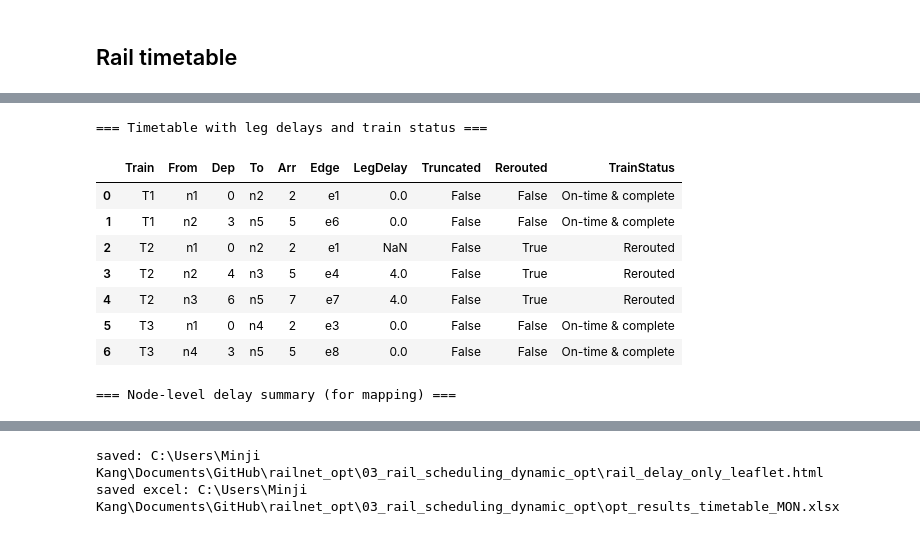
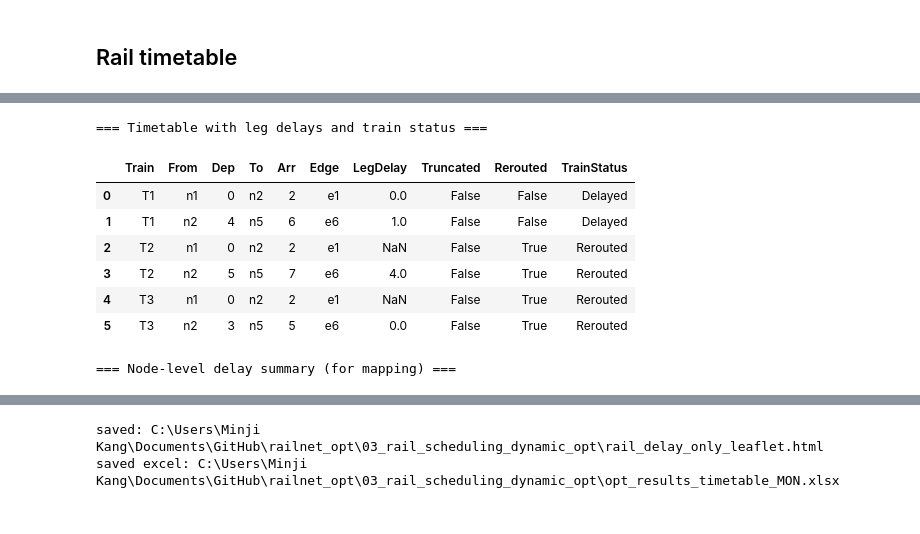
Before and after one commit to mjkang920/railnet_opt, a Jupyter notebook: 03_rail_scheduling_dynamic_opt/main.ipynb, the cells around one changed output, grey strips where cells are left out. Drawn from its saved outputs; the diff is of its cells as text; code cells hidden in the pictures.

```diff
--- a/03_rail_scheduling_dynamic_opt/main.ipynb
+++ b/03_rail_scheduling_dynamic_opt/main.ipynb
@@ -39,20 +39,20 @@ from pathlib import Path
 from inputs import get_input_files
 
 # Horizon and capacities
-T          = 10
+T          = 300
 max_wait   = 4
-CAPACITY_EDGE = 3
-CAPACITY_NODE = 10
+CAPACITY_EDGE = 5
+CAPACITY_NODE = set()
 
 # Incident window and modelling constants
-failed_edges =  {"e2"}  # set() or {"e91", "e91r","e101", "e101r"}
+failed_edges =  {"e2", "e3"}  # set() or {"e91", "e91r","e101", "e101r"}
 FAIL_T   = 0
 T_clear  = 6
 DWELL_MIN = 1
 BIG_M     = 10**6
 
 # REGION / DAY Settings
-REGION = "toynet"          # "kor", "uk", "uk_real", "toynet"
+REGION = "uk_real"          # "kor", "uk", "uk_real", "toynet"
 DAY    = "MON"              # "MON", "TUE", "WED", "THU", "FRI", "SAT", "SUN" (only for uk_real)
 MODULE_DIR = Path.cwd().resolve()
 sys.path.insert(0, str(MODULE_DIR))
@@ -412,22 +413,19 @@ from collections import defaultdict
 
 pd.set_option('display.max_rows', None)
 
-# --------------------------------
-# 0. 보조 함수들
-# --------------------------------
 def h_get(tr):
-    """T_aff는 h_final 값, 나머지는 1.0 취급."""
+    """Return h_final for affected trains, otherwise 1.0."""
     return float(h_final.get(tr, 1.0))
 
 def sched_arr_(tr, node):
-    """계획 도착시간 반환, 없으면 None."""
+    """Planned arrival time at node, or None if not defined."""
     entry = sched.get(tr, {}).get(node)
     if isinstance(entry, dict) and ("arr" in entry):
         return entry["arr"]
     return None
 
 def planned_path_and_eids(tr):
-    """계획된 node_path와 edge_path(eid 시퀀스) 계산."""
+    """Planned node path and corresponding edge sequence (eids)."""
     path = routes_nodes[tr]
     eids = []
     for u, v in zip(path[:-1], path[1:]):
@@ -436,31 +434,28 @@ def planned_path_and_eids(tr):
     return path, eids
 
 def build_actual_legs(tr):
-    """해당 기차의 실제 이동 leg 리스트 (sol_legs 기준)."""
+    """Actual legs of a train, sorted by departure time (sol_legs)."""
     legs = sorted(sol_legs[tr], key=lambda v: v[0])  # (dep, frm, to, arr, eid)
     return legs
 
 def path_nodes_from_legs(legs):
-    """legs로부터 방문 노드 시퀀스 생성."""
+    """Extract visited node sequence from legs."""
     if not legs:
         return []
-    nodes_seq = [legs[0][1]]  # 첫 frm
+    nodes_seq = [legs[0][1]]  # first 'from'
     for _, _, to, _, _ in legs:
         nodes_seq.append(to)
     return nodes_seq
 
 def actual_arrival_map(legs):
-    """노드별 실제 도착시간(min) 맵: node -> earliest arr."""
+    """Map node -> earliest actual arrival time."""
     amap = {}
     for _, frm, to, arr, _ in legs:
         if to not in amap or arr < amap[to]:
             amap[to] = arr
     return amap
 
-# --------------------------------
-# 1) 기차별 상태 정보 계산
-#    (Truncated, Rerouted, TrainStatus)
-# --------------------------------
+# Per train status (Truncated, Rerouted, TrainStatus)
 stat_rows = []
 
 for tr in trains:
@@ -479,7 +474,6 @@ for tr in trains:
         })
         continue
 
-    # 실제 경로 정보
     legs    = build_actual_legs(tr)
     arr_map = actual_arrival_map(legs)
     actual_nodes = path_nodes_from_legs(legs)
@@ -487,7 +481,6 @@ for tr in trains:
     actual_terminal = actual_nodes[-1] if actual_nodes else None
     actual_arrival  = max(arr for *_, arr, _ in legs) if legs else None
 
-    # 계획 경로에서 T 이내까지의 prefix 구간
     prefix_last_idx = 0
     for i, node in enumerate(planned_path):
         t_planned = sched_arr_(tr, node)
@@ -496,24 +489,20 @@ for tr in trains:
     planned_prefix_nodes = planned_path[:prefix_last_idx+1]
     planned_prefix_eids  = planned_eids[:max(0, prefix_last_idx)]
 
-    # horizon 안에서 도착했는지
     arrived_in_horizon = (
         actual_terminal == planned_terminal and
         (actual_arrival is not None) and
         (actual_arrival <= T)
     )
 
-    # truncation 여부
     if (planned_terminal_sched is not None) and (planned_terminal_sched <= T):
         truncated = not arrived_in_horizon
     else:
         truncated = False
 
-    # reroute 여부 (prefix 구간 비교)
     common = min(len(actual_eids), len(planned_prefix_eids))
     rerouted = (actual_eids[:common] != planned_prefix_eids[:common])
 
-    # 지연 기반 status
     delay_min = None
     horizon_delay_min = None
 
@@ -551,16 +540,11 @@ for tr in trains:
 
 df_stat = pd.DataFrame(stat_rows)
 
-# dict 형태로 사용하기 쉽게 변환
 truncated_map = dict(zip(df_stat["Train"], df_stat["Truncated"]))
 rerouted_map  = dict(zip(df_stat["Train"], df_stat["Rerouted"]))
 status_map    = dict(zip(df_stat["Train"], df_stat["TrainStatus"]))
 
-# --------------------------------
-# 2) 노드별 지연 맵 (To 노드 기준)
-# --------------------------------
-delay_at_node = {}  # key: (Train, node) -> delay at that node
-
+delay_at_node = {}
 for tr in trains:
     legs = build_actual_legs(tr)
     arr_map = actual_arrival_map(legs)
@@ -570,17 +554,12 @@ for tr in trains:
             continue
         delay_at_node[(tr, node)] = max(0, actual_arr - sched_a)
 
-# --------------------------------
-# 3) Timetable + per leg 정보 붙이기
-# --------------------------------
 rows = []
 for tr in trains:
-    # 기차 상태 정보
     truncated_flag = truncated_map.get(tr, False)
     rerouted_flag  = rerouted_map.get(tr, False)
     status_str     = status_map.get(tr, None)
 
-    # 출발 안 한 기차
     if h_get(tr) < 0.5 and len(sol_legs[tr]) == 0:
         rows.append([
             tr, '-', '-', '-', '-', 'Cancelled',
@@ -588,10 +567,8 @@ for tr in trains:
         ])
         continue
 
-    # 실제 leg 순회
     legs = sorted(sol_legs[tr], key=lambda v: v[0])
     for dep, frm, to, arr, eid in legs:
-        # 이 leg의 도착 노드에서의 delay
         delay_here = delay_at_node.get((tr, to), None)
         rows.append([
             tr, frm, dep, to, arr, eid,
@@ -606,10 +583,6 @@ df_timetable = pd.DataFrame(rows, columns=[
 print("\n=== Timetable with leg delays and train status ===")
 display(df_timetable)
 
-# --------------------------------
-# 4) 지도용 delay_df 생성 (node 단위)
-#    train, node, delay 컬럼으로 요약
-# --------------------------------
 delay_rows = []
 for (tr, node), dval in delay_at_node.items():
     delay_rows.append({
@@ -622,13 +595,8 @@ delay_df = pd.DataFrame(delay_rows)
 print("\n=== Node-level delay summary (for mapping) ===")
 display(delay_df)
 
-# --------------------------------
-# 5) Leaflet HTML 생성 (rail_delay_only_leaflet.html)
-#    delay_df 사용
-# --------------------------------
 df_map = delay_df.copy()
 if not {"lon", "lat"}.issubset(df_map.columns):
-    # node_xy: {node_id: (lon, lat)} 가 이미 main 코드에서 정의되어 있다고 가정
     df_map[["lon", "lat"]] = df_map["node"].map(
         lambda n: node_xy.get(n, (np.nan, np.nan))
     ).apply(pd.Series)
@@ -637,7 +605,6 @@ df_map = df_map.dropna(subset=["lon", "lat"])
 if df_map.empty:
     raise RuntimeError("No rows with coordinates are available.")
 
-# Spatial extent and center
 lon_min, lon_max = df_map["lon"].min(), df_map["lon"].max()
 lat_min, lat_max = df_map["lat"].min(), df_map["lat"].max()
 span = max(lon_max - lon_min, lat_max - lat_min)
@@ -646,7 +613,6 @@ center_lon = (lon_min + lon_max) / 2
 center_lat = (lat_min + lat_max) / 2
 bounds = [[lat_min - pad, lon_min - pad], [lat_max + pad, lon_max + pad]]
 
-# Color palette (12 colors from prism)
 cmap = plt.cm.get_cmap("prism")
 palette = [
     f"rgba({int(r*255)},{int(g*255)},{int(b*255)},1.0)"
@@ -678,7 +644,6 @@ def scale_size(series, min_px=6, max_px=24):
     n = (series - series.min()) / (series.max() - series.min())
     return min_px + n * (max_px - min_px)
 
-# delay > 0 인 노드만 사용
 sub = df_map[df_map["delay"] > 0].copy()
 if sub.empty:
     print("No positive delay rows, map will not be very informative.")
@@ -756,40 +721,39 @@ lg.addTo(map);
 const ctl = L.control({{position:'topright'}});
 ctl.onAdd = function() {{
   const div = L.DomUtil.create('div','panel');
   div.innerHTML = '<b>Total delay (bins)</b><br/>';
   summary.legend.forEach(item => {{
     const row = document.createElement('div');
     row.innerHTML = `<span class="legend-color" style="background:${'{'}item.color{'}'}"></span>${'{'}item.label{'}'}`;
     div.appendChild(row);
   }});
   L.DomEvent.disableClickPropagation(div);
   return div;
 }};
 ctl.addTo(map);
 </script></body></html>
 """
 
 html_path = Path("rail_delay_only_leaflet.html")
 html_path.write_text(html, encoding="utf-8")
 print("saved:", html_path.resolve())
 
 excel_path = Path(f"opt_results_timetable_{DAY}.xlsx")
 
 with pd.ExcelWriter(excel_path, engine="xlsxwriter") as writer:
     df_timetable.to_excel(writer, index=False, sheet_name="timetable")
     delay_df.to_excel(writer, index=False, sheet_name="node_delay")
 
 print("saved excel:", excel_path.resolve())
 # %% [output]
 === Timetable with leg delays and train status ===
 |  | Train | From | Dep | To | Arr | Edge | LegDelay | Truncated | Rerouted | TrainStatus |
-| 0 | T1 | n1 | 0 | n2 | 2 | e1 | 0.0 | False | False | On-time & complete |
-| 1 | T1 | n2 | 3 | n5 | 5 | e6 | 0.0 | False | False | On-time & complete |
+| 0 | T1 | n1 | 0 | n2 | 2 | e1 | 0.0 | False | False | Delayed |
+| 1 | T1 | n2 | 4 | n5 | 6 | e6 | 1.0 | False | False | Delayed |
 | 2 | T2 | n1 | 0 | n2 | 2 | e1 | NaN | False | True | Rerouted |
-| 3 | T2 | n2 | 4 | n3 | 5 | e4 | 4.0 | False | True | Rerouted |
-| 4 | T2 | n3 | 6 | n5 | 7 | e7 | 4.0 | False | True | Rerouted |
-| 5 | T3 | n1 | 0 | n4 | 2 | e3 | 0.0 | False | False | On-time & complete |
-| 6 | T3 | n4 | 3 | n5 | 5 | e8 | 0.0 | False | False | On-time & complete |
+| 3 | T2 | n2 | 5 | n5 | 7 | e6 | 4.0 | False | True | Rerouted |
+| 4 | T3 | n1 | 0 | n2 | 2 | e1 | NaN | False | True | Rerouted |
+| 5 | T3 | n2 | 3 | n5 | 5 | e6 | 0.0 | False | True | Rerouted |
 === Node-level delay summary (for mapping) ===
 |  | train | node | delay |
 | 0 | T1 | n2 | 0.0 |
```
Also changed, not shown: parts of 4 cells of this notebook, 20 other files.
